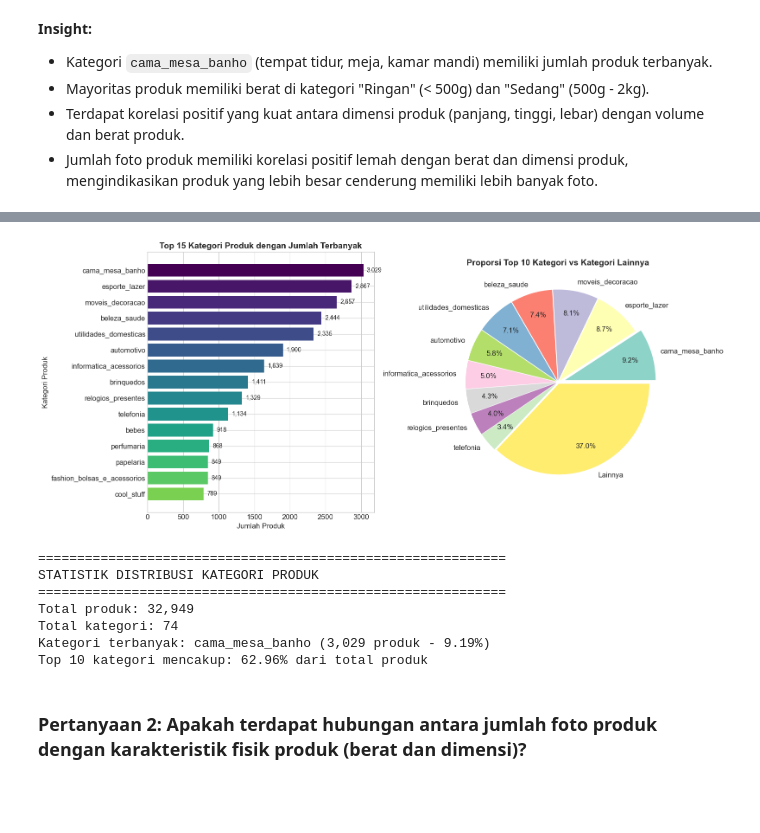
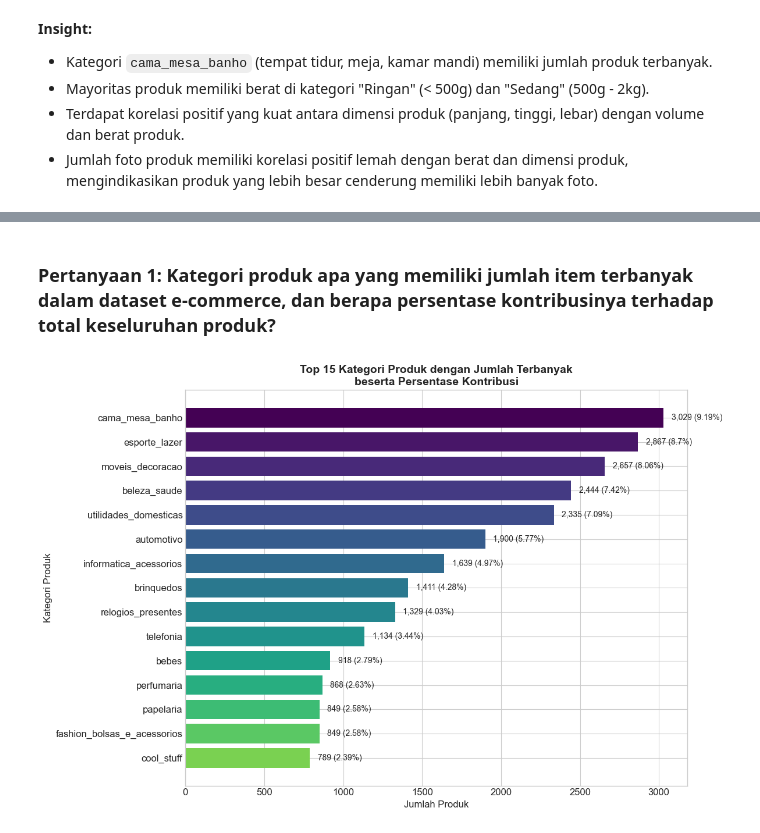
Before and after one commit to 2200018178-FIRIZKI/Analisis-Data-products-dataset, a Jupyter notebook: Copy_of_Proyek_Analisis_Data.ipynb, the cells around one changed output, grey strips where cells are left out. Cells and saved outputs as stored; diff of their text form; code cells hidden in the pictures; blank space fills up the shorter version.

Commit message:
Revisi lengkap: SMART questions, split cells, replace visualizations, sync dashboard, improve documentation

```diff
--- a/Copy_of_Proyek_Analisis_Data.ipynb
+++ b/Copy_of_Proyek_Analisis_Data.ipynb
@@ -308,63 +430,32 @@ product_volume_cm3                     0.639               1.000
+# %% [markdown]
+### Pertanyaan 1: Kategori produk apa yang memiliki jumlah item terbanyak dalam dataset e-commerce, dan berapa persentase kontribusinya terhadap total keseluruhan produk?
 # %%
-# Visualisasi 1: Top 15 Kategori Produk
-fig, axes = plt.subplots(1, 2, figsize=(16, 7))
+# Visualisasi 1: Top 15 Kategori Produk dengan Bar Chart Horizontal
+fig, ax = plt.subplots(figsize=(12, 8))
 
 # Bar Chart - Top 15 Kategori
 top_15_categories = df_clean['product_category_name'].value_counts().head(15)
+total_products = len(df_clean)
+
+# Menghitung persentase
+percentages = (top_15_categories / total_products * 100).round(2)
+
 colors = plt.cm.viridis(np.linspace(0, 0.8, 15))
 
-bars = axes[0].barh(range(len(top_15_categories)), top_15_categories.values, color=colors)
-axes[0].set_yticks(range(len(top_15_categories)))
-axes[0].set_yticklabels(top_15_categories.index)
-axes[0].invert_yaxis()
-axes[0].set_xlabel('Jumlah Produk', fontsize=12)
-axes[0].set_ylabel('Kategori Produk', fontsize=12)
-axes[0].set_title('Top 15 Kategori Produk dengan Jumlah Terbanyak', fontsize=14, fontweight='bold')
+bars = ax.barh(range(len(top_15_categories)), top_15_categories.values, color=colors)
+ax.set_yticks(range(len(top_15_categories)))
+ax.set_yticklabels(top_15_categories.index)
+ax.invert_yaxis()
+ax.set_xlabel('Jumlah Produk', fontsize=12)
+ax.set_ylabel('Kategori Produk', fontsize=12)
+ax.set_title('Top 15 Kategori Produk dengan Jumlah Terbanyak\nbeserta Persentase Kontribusi', fontsize=14, fontweight='bold')
 
-# Menambahkan label nilai
-for i, (bar, value) in enumerate(zip(bars, top_15_categories.values)):
-    axes[0].text(value + 50, i, f'{value:,}', va='center', fontsize=10)
-
-# Pie Chart - Proporsi Top 10 vs Lainnya
-top_10_categories = df_clean['product_category_name'].value_counts().head(10)
-other_count = df_clean['product_category_name'].value_counts().iloc[10:].sum()
-pie_data = pd.concat([top_10_categories, pd.Series({'Lainnya': other_count})])
-
-explode = [0.02] * len(pie_data)
-explode[0] = 0.08  # Highlight kategori terbesar
-
-wedges, texts, autotexts = axes[1].pie(pie_data.values, labels=pie_data.index,
-                                        autopct='%1.1f%%', explode=explode,
-                                        colors=plt.cm.Set3(np.linspace(0, 1, len(pie_data))),
-                                        pctdistance=0.75)
-axes[1].set_title('Proporsi Top 10 Kategori vs Kategori Lainnya', fontsize=14, fontweight='bold')
+# Menambahkan label nilai dan persentase
+for i, (bar, value, pct) in enumerate(zip(bars, top_15_categories.values, percentages.values)):
+    ax.text(value + 50, i, f'{value:,} ({pct}%)', va='center', fontsize=10)
 
 plt.tight_layout()
 plt.savefig('viz_kategori_produk.png', dpi=150, bbox_inches='tight')
 plt.show()
-
-# Menampilkan statistik
-print("\n" + "="*60)
-print("STATISTIK DISTRIBUSI KATEGORI PRODUK")
-print("="*60)
-total_products = len(df_clean)
-total_categories = df_clean['product_category_name'].nunique()
-top_category = top_15_categories.index[0]
-top_category_count = top_15_categories.values[0]
-top_category_pct = (top_category_count / total_products) * 100
-
-print(f"Total produk: {total_products:,}")
-print(f"Total kategori: {total_categories}")
-print(f"Kategori terbanyak: {top_category} ({top_category_count:,} produk - {top_category_pct:.2f}%)")
-print(f"Top 10 kategori mencakup: {(top_10_categories.sum() / total_products * 100):.2f}% dari total produk")
 # %% [output]
-[figure, old version]
+[figure, new version]
-============================================================
-STATISTIK DISTRIBUSI KATEGORI PRODUK
-============================================================
-Total produk: 32,949
-Total kategori: 74
-Kategori terbanyak: cama_mesa_banho (3,029 produk - 9.19%)
-Top 10 kategori mencakup: 62.96% dari total produk
-# %% [markdown]
-### Pertanyaan 2: Apakah terdapat hubungan antara jumlah foto produk dengan karakteristik fisik produk (berat dan dimensi)?
```
Also changed, not shown: parts of 65 cells of this notebook, 12 other files.
